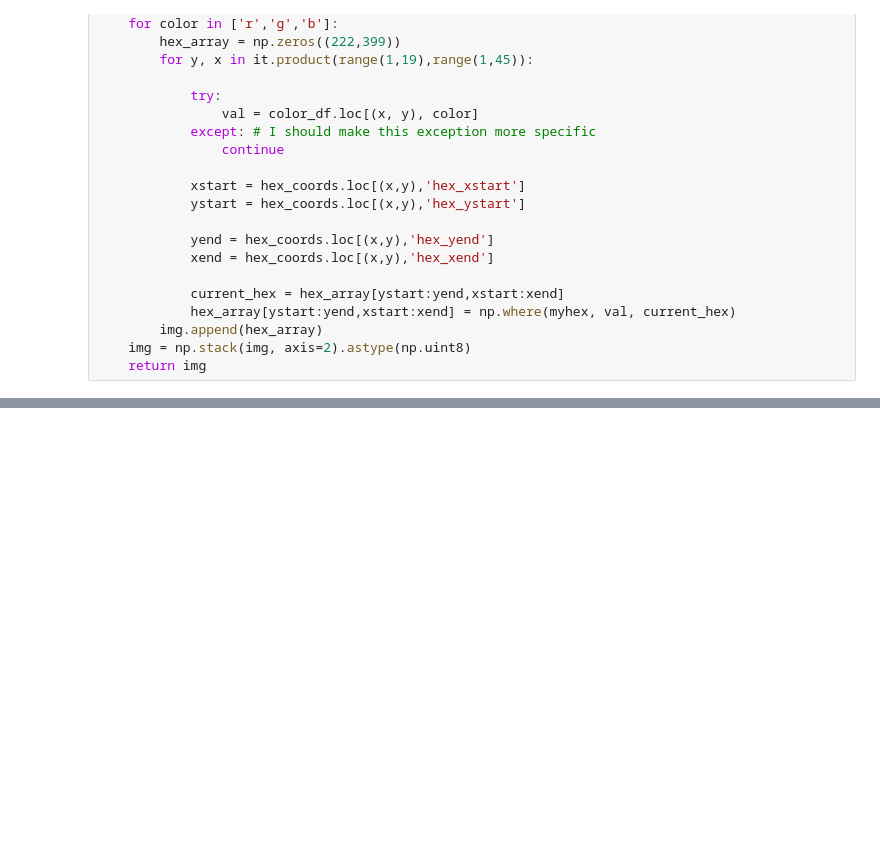
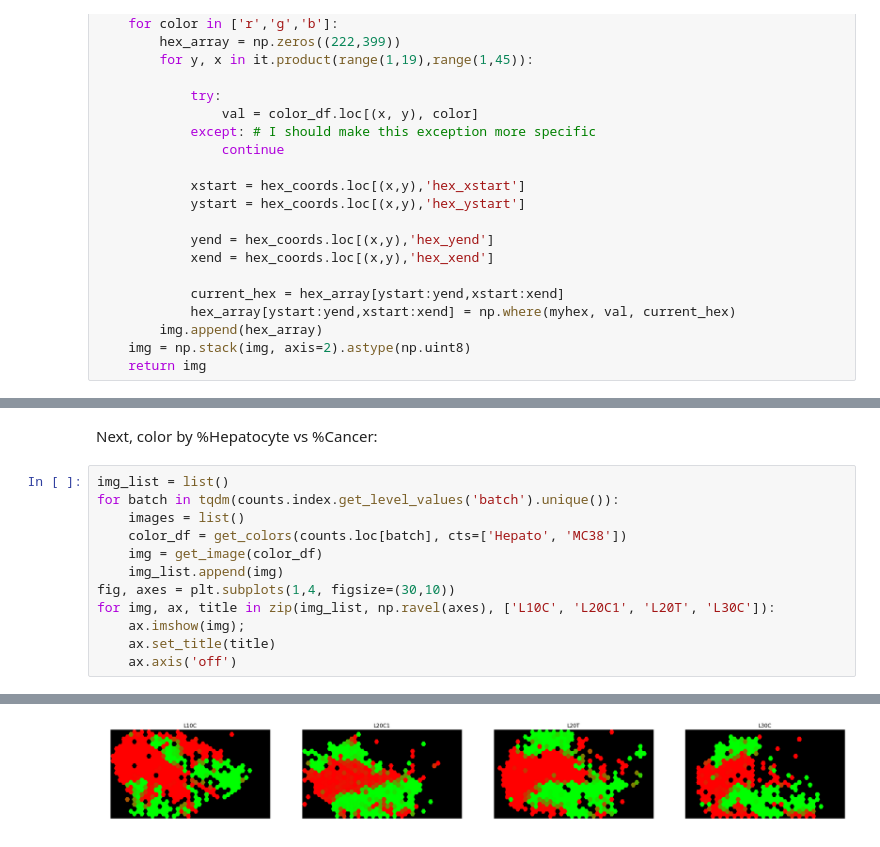
Before and after one commit to yelabucsf/spatial, a Jupyter notebook: spatial.notebooks/make.images.ipynb, the cells around one changed output, grey strips where cells are left out. Cells and saved outputs as stored; diff of their text form; blank space fills up the shorter version.

```diff
--- a/spatial.notebooks/make.images.ipynb
+++ b/spatial.notebooks/make.images.ipynb
@@ -724,0 +392,15 @@ with open('/myvol/data2/deep2/images.pkl', 'wb') as file:
+# %% [markdown]
+Next, color by %Hepatocyte vs %Cancer:
+# %%
+img_list = list()
+for batch in tqdm(counts.index.get_level_values('batch').unique()):
+    images = list()
+    color_df = get_colors(counts.loc[batch], cts=['Hepato', 'MC38'])
+    img = get_image(color_df)
+    img_list.append(img)
+fig, axes = plt.subplots(1,4, figsize=(30,10))
+for img, ax, title in zip(img_list, np.ravel(axes), ['L10C', 'L20C1', 'L20T', 'L30C']):
+    ax.imshow(img);
+    ax.set_title(title)
+    ax.axis('off')
+# %% [output]
@@ -724,0 +408 @@ with open('/myvol/data2/deep2/images.pkl', 'wb') as file:
+[figure, added]
```
Also changed, not shown: parts of 78 cells of this notebook, 1 other file.
